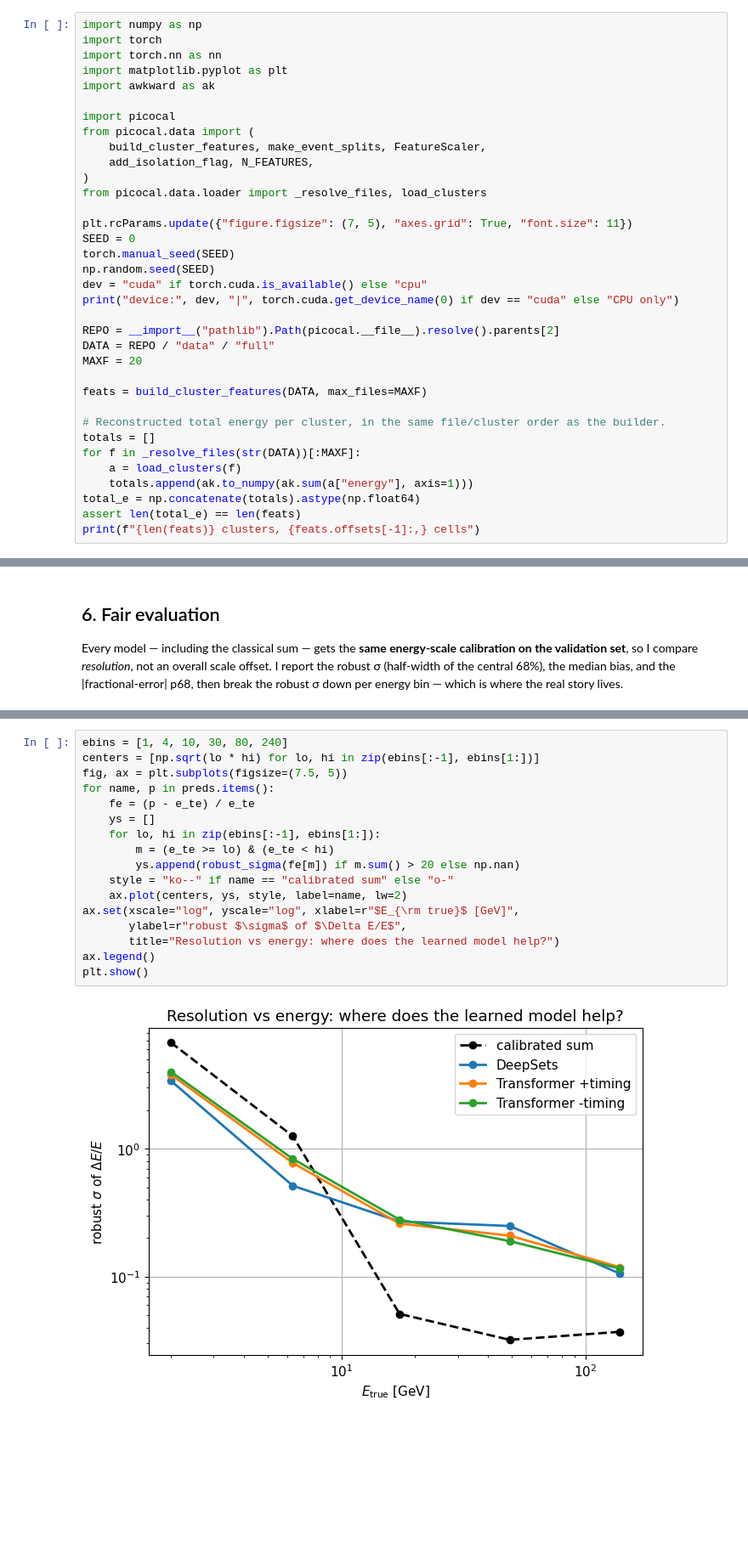
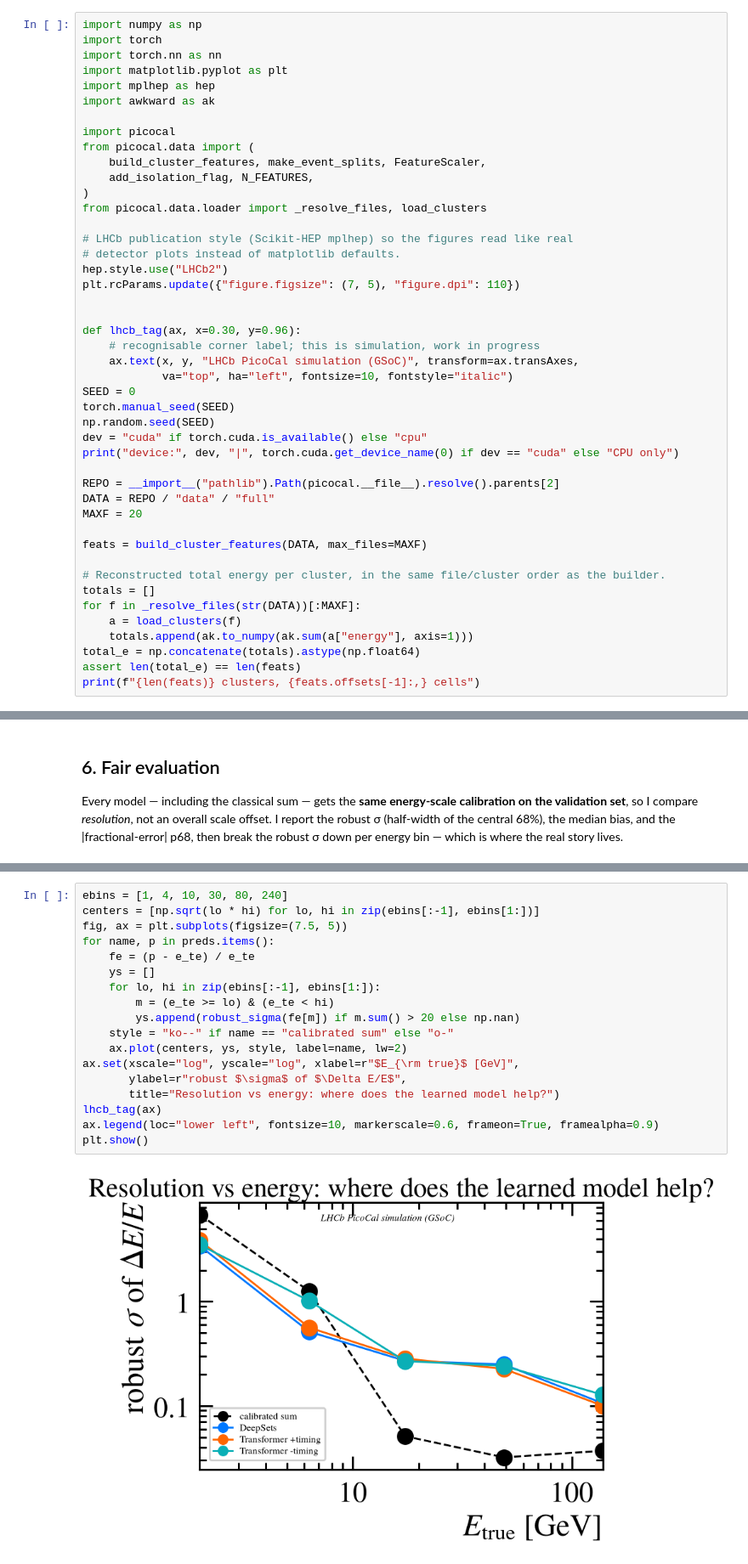
Before and after one commit to Lworakan/GSoC2026-picocal-spacetime-transformer, a Jupyter notebook: notebooks/03_poc_spacetime_transformer.ipynb, the cells around one changed output, grey strips where cells are left out. Shown at 85% size. Drawn from its saved outputs; the diff is of its cells as text; blank space fills up the shorter version.

```diff
--- a/notebooks/03_poc_spacetime_transformer.ipynb
+++ b/notebooks/03_poc_spacetime_transformer.ipynb
@@ -30,6 +30,7 @@ import numpy as np
 import torch
 import torch.nn as nn
 import matplotlib.pyplot as plt
+import mplhep as hep
 import awkward as ak
 
 import picocal
@@ -39,7 +40,16 @@ from picocal.data import (
 )
 from picocal.data.loader import _resolve_files, load_clusters
 
-plt.rcParams.update({"figure.figsize": (7, 5), "axes.grid": True, "font.size": 11})
+# LHCb publication style (Scikit-HEP mplhep) so the figures read like real
+# detector plots instead of matplotlib defaults.
+hep.style.use("LHCb2")
+plt.rcParams.update({"figure.figsize": (7, 5), "figure.dpi": 110})
+
+
+def lhcb_tag(ax, x=0.30, y=0.96):
+    # recognisable corner label; this is simulation, work in progress
+    ax.text(x, y, "LHCb PicoCal simulation (GSoC)", transform=ax.transAxes,
+            va="top", ha="left", fontsize=10, fontstyle="italic")
 SEED = 0
 torch.manual_seed(SEED)
 np.random.seed(SEED)
@@ -310,22 +320,23 @@ Transformer -timing      -0.009         0.604    0.476
 # %%
 ebins = [1, 4, 10, 30, 80, 240]
 centers = [np.sqrt(lo * hi) for lo, hi in zip(ebins[:-1], ebins[1:])]
 fig, ax = plt.subplots(figsize=(7.5, 5))
 for name, p in preds.items():
     fe = (p - e_te) / e_te
     ys = []
     for lo, hi in zip(ebins[:-1], ebins[1:]):
         m = (e_te >= lo) & (e_te < hi)
         ys.append(robust_sigma(fe[m]) if m.sum() > 20 else np.nan)
     style = "ko--" if name == "calibrated sum" else "o-"
     ax.plot(centers, ys, style, label=name, lw=2)
 ax.set(xscale="log", yscale="log", xlabel=r"$E_{\rm true}$ [GeV]",
        ylabel=r"robust $\sigma$ of $\Delta E/E$",
        title="Resolution vs energy: where does the learned model help?")
-ax.legend()
+lhcb_tag(ax)
+ax.legend(loc="lower left", fontsize=10, markerscale=0.6, frameon=True, framealpha=0.9)
 plt.show()
 # %% [output]
-[figure, old version]
+[figure, new version]
 # %% [markdown]
 **Reading the plot honestly.** Two things are stable across reruns:
 
```
Also changed, not shown: parts of 5 cells of this notebook, 3 other files.
